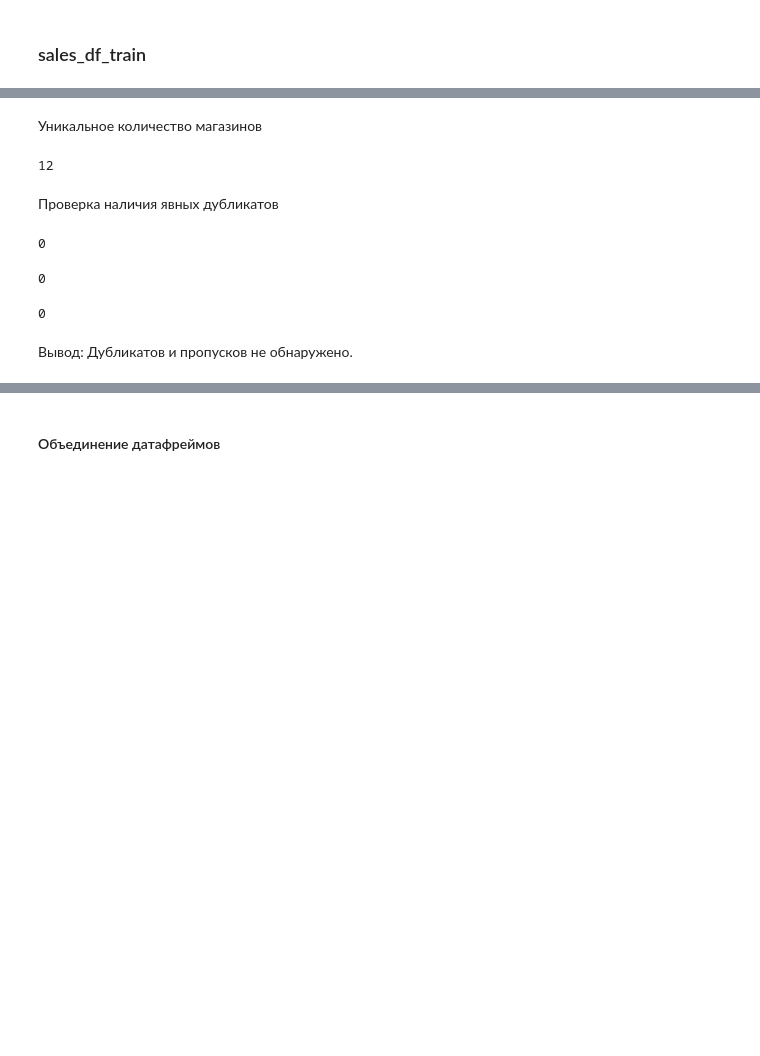
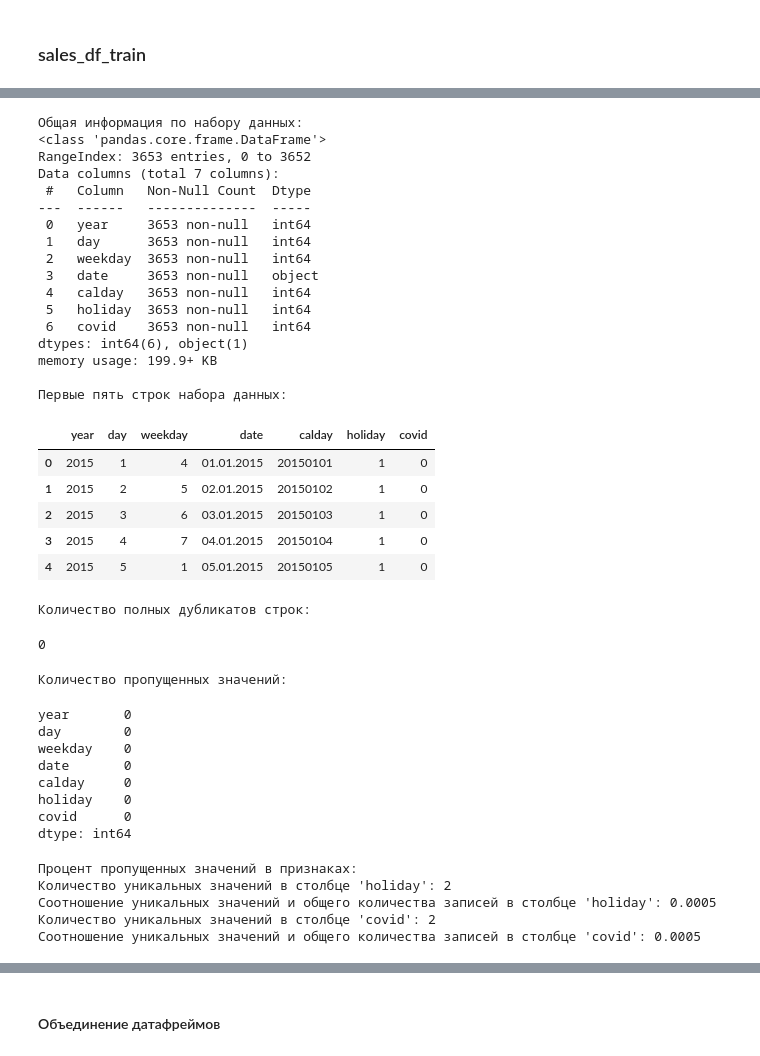
Before and after one commit to denis-42ds/demand_forecast_lenta, a Jupyter notebook: demand_forecast.ipynb, the cells around one changed output, grey strips where cells are left out. Saved outputs shown, nothing was run; the diff lists cells and outputs as text; code cells hidden in the pictures; blank space fills up the shorter version.

```diff
--- a/demand_forecast.ipynb
+++ b/demand_forecast.ipynb
@@ -266,18 +294,42 @@ len(sales_df_train['pr_sku_id'].unique())
-# %% [markdown]
-Уникальное количество магазинов
-# %%
-len(sales_df_train['st_id'].unique())
-# %% [output]
-12
-# %% [markdown]
-Проверка наличия явных дубликатов
-# %%
-display(sales_df_train.duplicated().sum())
-display(shops.duplicated().sum())
-display(products.duplicated().sum())
-# %% [output]
-0
-0
-0
-# %% [markdown]
-Вывод: Дубликатов и пропусков не обнаружено.
+# %%
+holiday_df = holiday_explorer.explore_dataset(target=None, assets_dir=None)
+# %% [output]
+Общая информация по набору данных:
+<class 'pandas.core.frame.DataFrame'>
+RangeIndex: 3653 entries, 0 to 3652
+Data columns (total 7 columns):
+ #   Column   Non-Null Count  Dtype
+---  ------   --------------  -----
+ 0   year     3653 non-null   int64
+ 1   day      3653 non-null   int64
+ 2   weekday  3653 non-null   int64
+ 3   date     3653 non-null   object
+ 4   calday   3653 non-null   int64
+ 5   holiday  3653 non-null   int64
+ 6   covid    3653 non-null   int64
+dtypes: int64(6), object(1)
+memory usage: 199.9+ KB
+
+Первые пять строк набора данных:
+|  | year | day | weekday | date | calday | holiday | covid |
+| 0 | 2015 | 1 | 4 | 01.01.2015 | 20150101 | 1 | 0 |
+| 1 | 2015 | 2 | 5 | 02.01.2015 | 20150102 | 1 | 0 |
+| 2 | 2015 | 3 | 6 | 03.01.2015 | 20150103 | 1 | 0 |
+| 3 | 2015 | 4 | 7 | 04.01.2015 | 20150104 | 1 | 0 |
+| 4 | 2015 | 5 | 1 | 05.01.2015 | 20150105 | 1 | 0 |
+Количество полных дубликатов строк:
+0
+Количество пропущенных значений:
+year       0
+day        0
+weekday    0
+date       0
+calday     0
+holiday    0
+covid      0
+dtype: int64
+Процент пропущенных значений в признаках:
+Количество уникальных значений в столбце 'holiday': 2
+Соотношение уникальных значений и общего количества записей в столбце 'holiday': 0.0005
+Количество уникальных значений в столбце 'covid': 2
+Соотношение уникальных значений и общего количества записей в столбце 'covid': 0.0005
```
Also changed, not shown: parts of 26 cells of this notebook, 2 other files.
